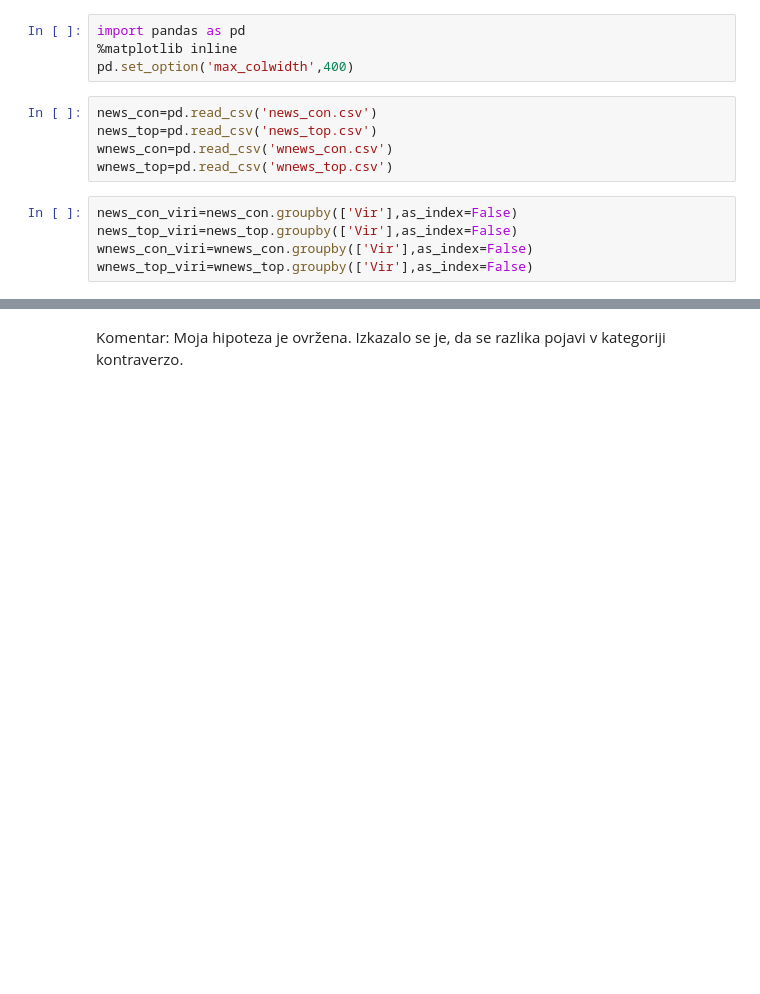
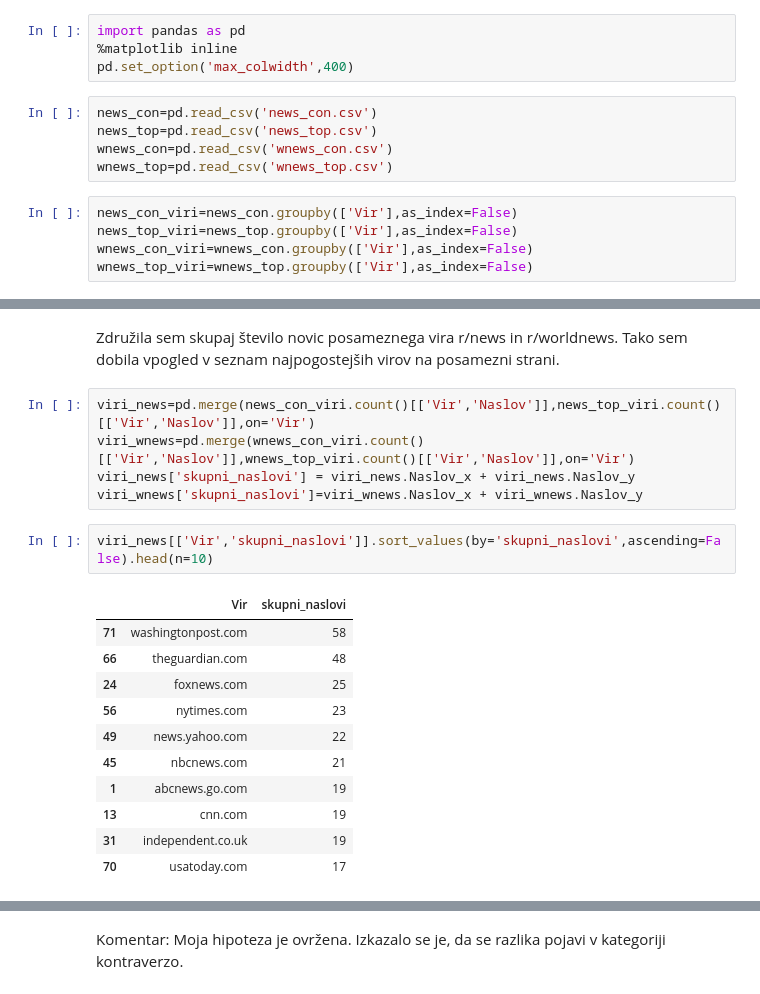
Before and after one commit to julijatominc/novice-Reddit, a Jupyter notebook: Analiza_novic.ipynb, the cells around one changed output, grey strips where cells are left out. Drawn from its saved outputs; the diff is of its cells as text; blank space fills up the shorter version.

```diff
--- a/Analiza_novic.ipynb
+++ b/Analiza_novic.ipynb
@@ -170,0 +38,21 @@ wnews_con[wnews_con['Vir'] =='dailymail.co.uk'].sort_values('Komentarji', ascend
+# %% [markdown]
+Združila sem skupaj število novic posameznega vira r/news in r/worldnews. Tako sem dobila vpogled v seznam najpogostejših virov na posamezni strani.
+# %%
+viri_news=pd.merge(news_con_viri.count()[['Vir','Naslov']],news_top_viri.count()[['Vir','Naslov']],on='Vir')
+viri_wnews=pd.merge(wnews_con_viri.count()[['Vir','Naslov']],wnews_top_viri.count()[['Vir','Naslov']],on='Vir')
+viri_news['skupni_naslovi'] = viri_news.Naslov_x + viri_news.Naslov_y
+viri_wnews['skupni_naslovi']=viri_wnews.Naslov_x + viri_wnews.Naslov_y
+# %%
+viri_news[['Vir','skupni_naslovi']].sort_values(by='skupni_naslovi',ascending=False).head(n=10)
+# %% [output]
+|  | Vir | skupni_naslovi |
+| 71 | washingtonpost.com | 58 |
+| 66 | theguardian.com | 48 |
+| 24 | foxnews.com | 25 |
+| 56 | nytimes.com | 23 |
+| 49 | news.yahoo.com | 22 |
+| 45 | nbcnews.com | 21 |
+| 1 | abcnews.go.com | 19 |
+| 13 | cnn.com | 19 |
+| 31 | independent.co.uk | 19 |
+| 70 | usatoday.com | 17 |
```
Also changed, not shown: parts of 53 cells of this notebook.
